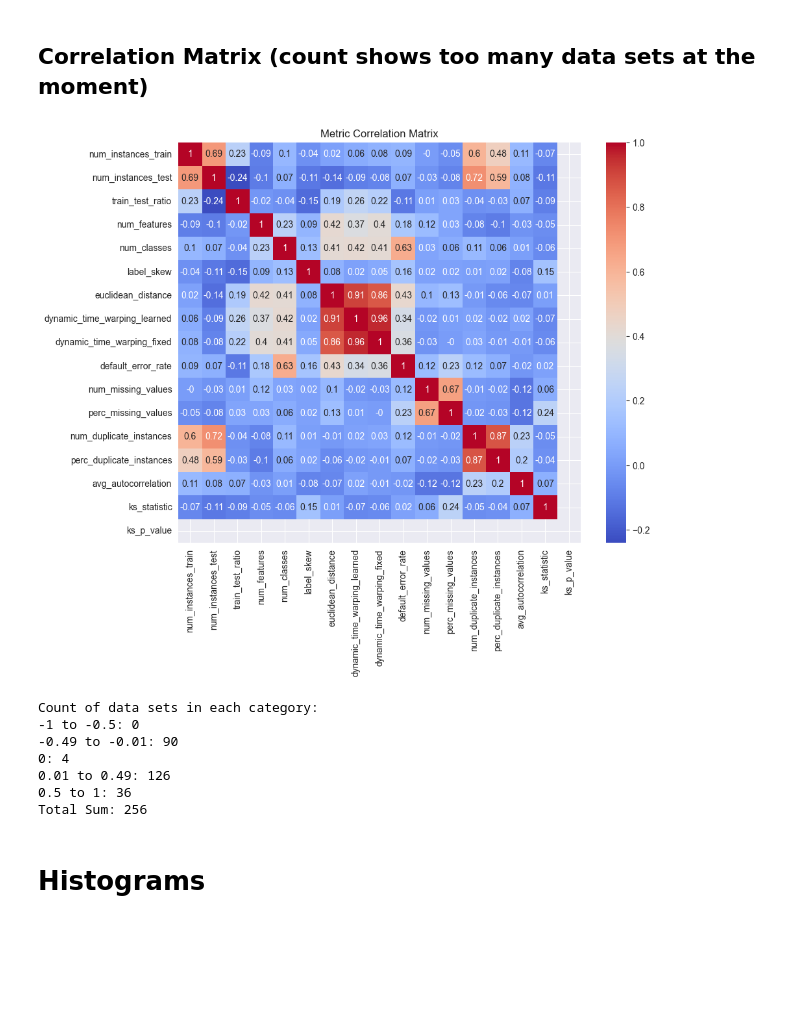
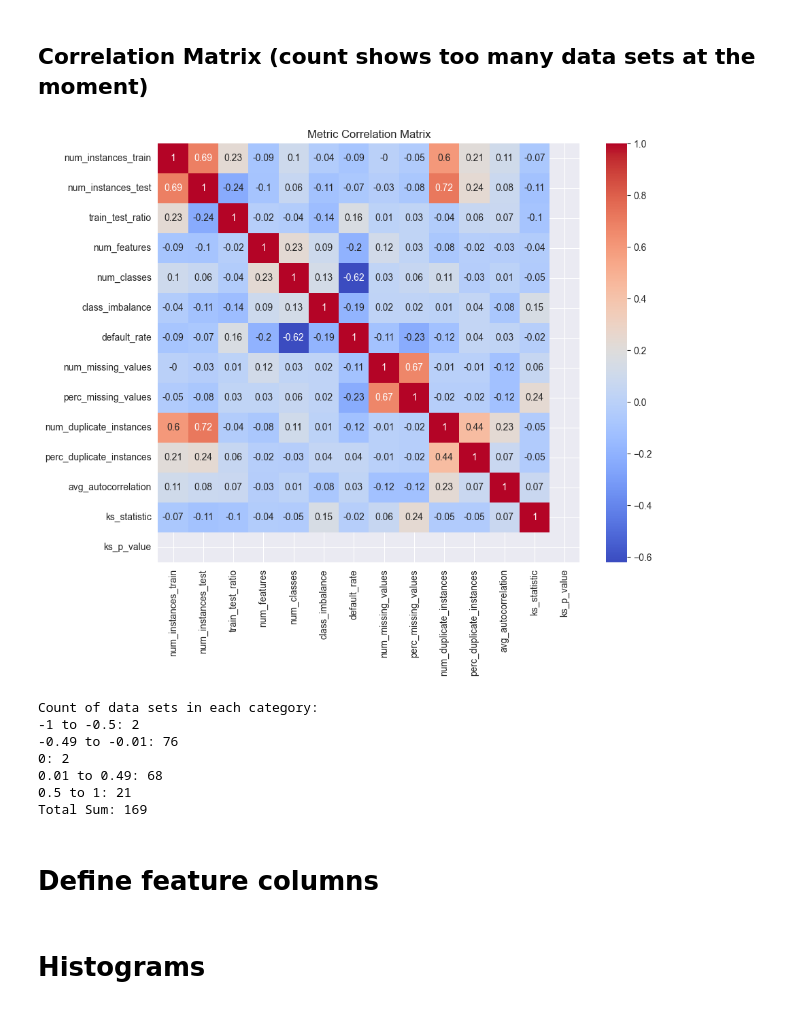
Before and after one commit to VakZok/DatasetQualityEvaluationCriteria, a Jupyter notebook: analyseDatasets.ipynb, the cells around one changed output. Saved outputs shown, nothing was run; the diff lists cells and outputs as text; code cells hidden in the pictures; blank space fills up the shorter version.

```diff
--- a/analyseDatasets.ipynb
+++ b/analyseDatasets.ipynb
@@ -7,10 +7,7 @@ import matplotlib.pyplot as plt
 import math
 # %%
 # read prepared metrics to analyse
-df = pd.read_csv('preparedMetricsToAnalyse.csv', sep=';', header=1)
-
-# replace comma seperator with dot
-df['train_test_ratio'] = df['train_test_ratio'].str.replace(',', '.')
+df = pd.read_csv('extractedMetrics.csv', sep=',', header=0)
 # %% [markdown]
 # Basic Data Exploration
 # %%
@@ -38,45 +35,47 @@ df.describe()
 ## Correlation Matrix (count shows too many data sets at the moment)
 # %%
 # drop dataset name column
-df_without_dataset_name = df.drop('dataset_name', axis=1)
+df_without_dataset_name = df.drop(columns=['dataset_name'])
 
 # create correlation matrix
 correlation_matrix = df_without_dataset_name.corr().round(2)
 
 # change figure size
 plt.figure(figsize=(10, 8)) # width, height
 
 # plot heatmap
 sns.heatmap(correlation_matrix, annot=True, cmap='coolwarm')
 plt.title('Metric Correlation Matrix')
 plt.show()
 
 # Count of values for each category
 count_neg_1_to_neg_0_5 = ((correlation_matrix >= -1) & (correlation_matrix <= -0.5)).sum().sum()
 count_neg_0_49_to_neg_0_01 = ((correlation_matrix >= -0.49) & (correlation_matrix <= -0.01)).sum().sum()
 count_0 = ((correlation_matrix > -0.01) & (correlation_matrix < 0.01)).sum().sum()
 count_0_01_to_0_49 = ((correlation_matrix >= 0.01) & (correlation_matrix <= 0.49)).sum().sum()
 count_0_5_to_1 = ((correlation_matrix >= 0.5) & (correlation_matrix <= 1)).sum().sum()
 
 # Total sum of counts
 total_count = count_neg_1_to_neg_0_5 + count_neg_0_49_to_neg_0_01 + count_0 + count_0_01_to_0_49 + count_0_5_to_1
 
 # Print the counts
 print("Count of data sets in each category:")
 print("-1 to -0.5: {}".format(count_neg_1_to_neg_0_5))
 print("-0.49 to -0.01: {}".format(count_neg_0_49_to_neg_0_01))
 print("0: {}".format(count_0))
 print("0.01 to 0.49: {}".format(count_0_01_to_0_49))
 print("0.5 to 1: {}".format(count_0_5_to_1))
 
 # Print the total sum
 print("Total Sum: {}".format(total_count))
 # %% [output]
-[figure, old version]
+[figure, new version]
 Count of data sets in each category:
--1 to -0.5: 0
--0.49 to -0.01: 90
-0: 4
-0.01 to 0.49: 126
-0.5 to 1: 36
-Total Sum: 256
+-1 to -0.5: 2
+-0.49 to -0.01: 76
+0: 2
+0.01 to 0.49: 68
+0.5 to 1: 21
+Total Sum: 169
+# %% [markdown]
+# Define feature columns
```
Also changed, not shown: parts of 7 cells of this notebook, 1 other file.
